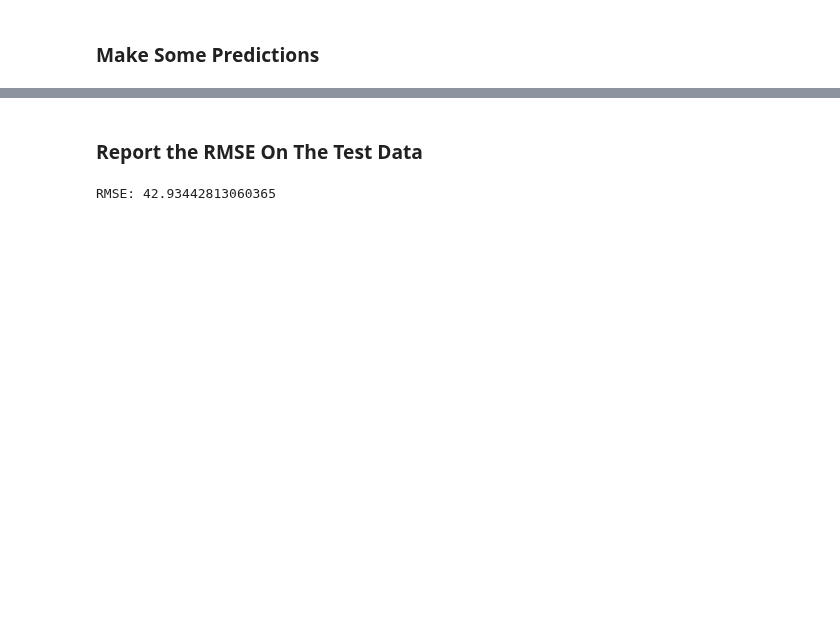
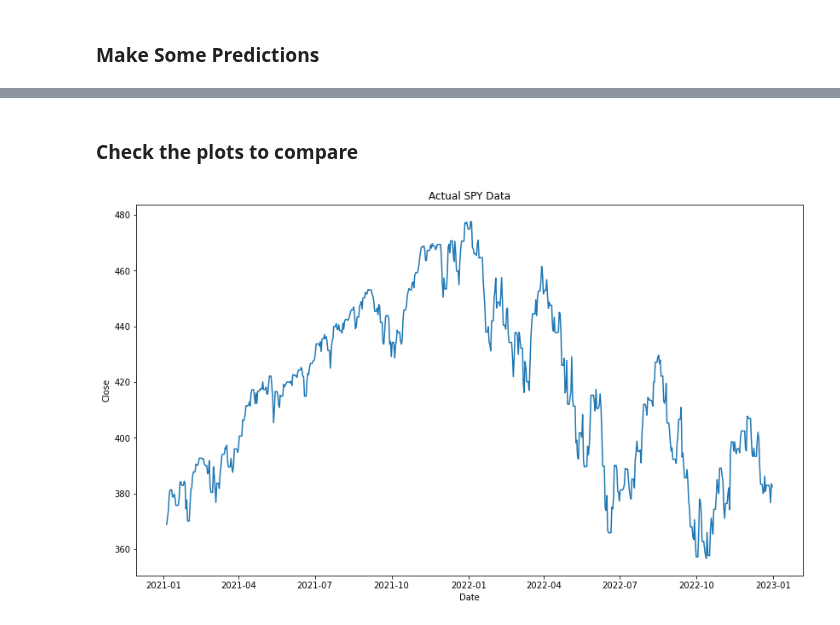
Before and after one commit to joshgreenert/Python-Projects, a Jupyter notebook: Machine Learning Practice/SPY Forecasting.ipynb, the cells around one changed output, grey strips where cells are left out. Cells and saved outputs as stored; diff of their text form; code cells hidden in the pictures; blank space fills up the shorter version.

```diff
--- a/Machine Learning Practice/SPY Forecasting.ipynb
+++ b/Machine Learning Practice/SPY Forecasting.ipynb
@@ -105,18 +165,15 @@ monthlySpyForecast = monthlyModelFit.predict(start=pd.to_datetime('2021-01-04'),
 # %% [markdown]
-### Report the RMSE On The Test Data
+### Check the plots to compare
 # %%
-from sklearn.metrics import mean_squared_error
-import numpy as np
-
-# Create the predictions for the test set.
-test_future_forecast = dailyModelFit.predict(start=testDailyData.index[0], end=testDailyData.index[-1], dynamic=False)
-
-# Calculate the RMSE
-rmse = np.sqrt(mean_squared_error(testDailyData['Close'], dailySpyForecast))
-
-print("RMSE:", rmse)
+# Plot the new forecast of data.
+fig, axes = plt.subplots(1, 1, figsize=(14, 8))
+plt.plot(testDailyData)
+plt.title('Actual SPY Data')
+plt.xlabel('Date')
+plt.ylabel('Close')
+plt.show()
 # %% [output]
-RMSE: 42.93442813060365
+[figure, added]
 # %%
 # Plot the new forecast of data.
 fig, axes = plt.subplots(1, 1, figsize=(14, 8))
```
Also changed, not shown: parts of 11 cells of this notebook, 2 other files.
